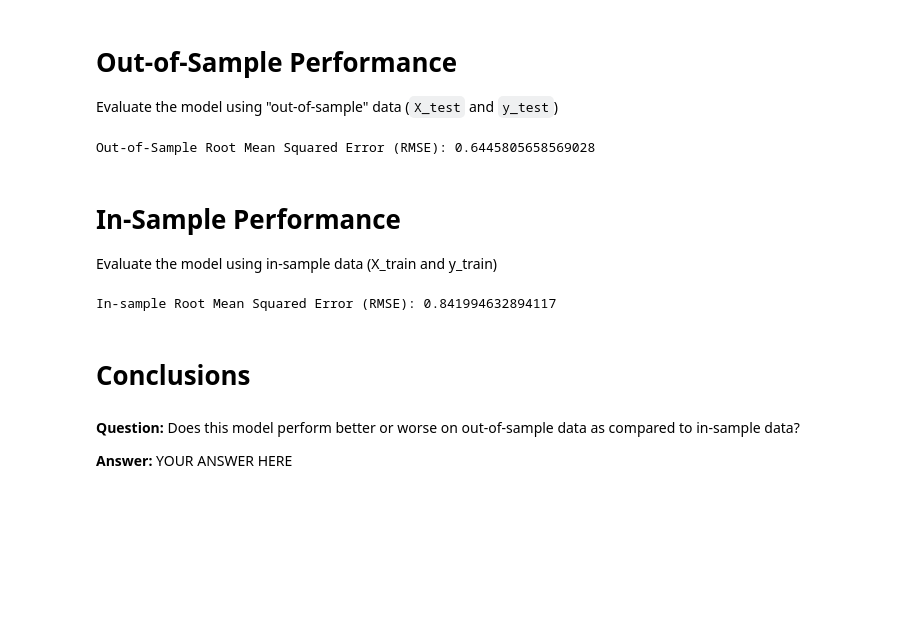
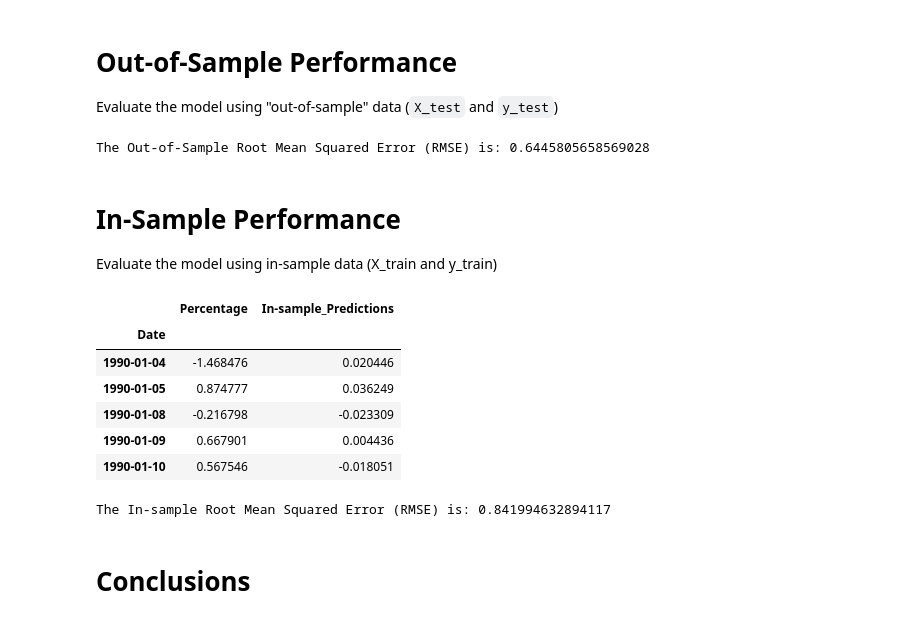
Before and after one commit to nomadic-me/A-Yen-for-the-Future, a Jupyter notebook: regression_analysis.ipynb, the cells around one changed output. Cells and saved outputs as stored; diff of their text form; code cells hidden in the pictures; blank space fills up the shorter version.

```diff
--- a/regression_analysis.ipynb
+++ b/regression_analysis.ipynb
@@ -123,33 +133,46 @@ Evaluate the model using "out-of-sample" data (`X_test` and `y_test`)
 from sklearn.metrics import mean_squared_error
 # Calculate the mean_squared_error (MSE) on actual versus predicted test "y"
 # (Hint: use the dataframe from above)
-# YOUR CODE HERE!
+mse = mean_squared_error(results["Percentage"],results["Predicted_Return"])
 
 # Using that mean-squared-error, calculate the root-mean-squared error (RMSE):
-# YOUR CODE HERE!
+rmse = np.sqrt(mse)
+print(f"The Out-of-Sample Root Mean Squared Error (RMSE) is: {rmse}")
 # %% [output]
-Out-of-Sample Root Mean Squared Error (RMSE): 0.6445805658569028
+The Out-of-Sample Root Mean Squared Error (RMSE) is: 0.6445805658569028
 # %% [markdown]
 # In-Sample Performance
 
 Evaluate the model using in-sample data (X_train and y_train)
 # %%
 # Construct a dataframe using just the "y" training data:
-# YOUR CODE HERE!
+in_sample_results_df = pd.DataFrame(y_train)
 
 # Add a column of "in-sample" predictions to that dataframe:
-# YOUR CODE HERE!
-
-# Calculate in-sample mean_squared_error (for comparison to out-of-sample)
-# YOUR CODE HERE!
-
-# Calculate in-sample root mean_squared_error (for comparison to out-of-sample)
-# YOUR CODE HERE!
+in_sample_results_df["In-sample_Predictions"] = model.predict(X_train)
-# %% [output]
-In-sample Root Mean Squared Error (RMSE): 0.841994632894117
+# %%
+# Display the in_sample_results_df dataframe
+in_sample_results_df.head()
+# %% [output]
+|  | Percentage | In-sample_Predictions |
+| Date |  |  |
+| 1990-01-04 | -1.468476 | 0.020446 |
+| 1990-01-05 | 0.874777 | 0.036249 |
+| 1990-01-08 | -0.216798 | -0.023309 |
+| 1990-01-09 | 0.667901 | 0.004436 |
+| 1990-01-10 | 0.567546 | -0.018051 |
+# %%
+# Calculate in-sample mean_squared_error (for comparison to out-of-sample)
+in_sample_mse = mean_squared_error(
+    in_sample_results_df["Percentage"],
+    in_sample_results_df["In-sample_Predictions"]
+)
+
+# Calculate in-sample root mean_squared_error (for comparison to out-of-sample)
+in_sample_rmse = np.sqrt(in_sample_mse)
+
+print(f"The In-sample Root Mean Squared Error (RMSE) is: {in_sample_rmse}")
+# %% [output]
+The In-sample Root Mean Squared Error (RMSE) is: 0.841994632894117
 # %% [markdown]
 # Conclusions
-# %% [markdown]
-**Question:** Does this model perform better or worse on out-of-sample data as compared to in-sample data?
-
-**Answer:** YOUR ANSWER HERE
```
Also changed, not shown: parts of 9 cells of this notebook.
